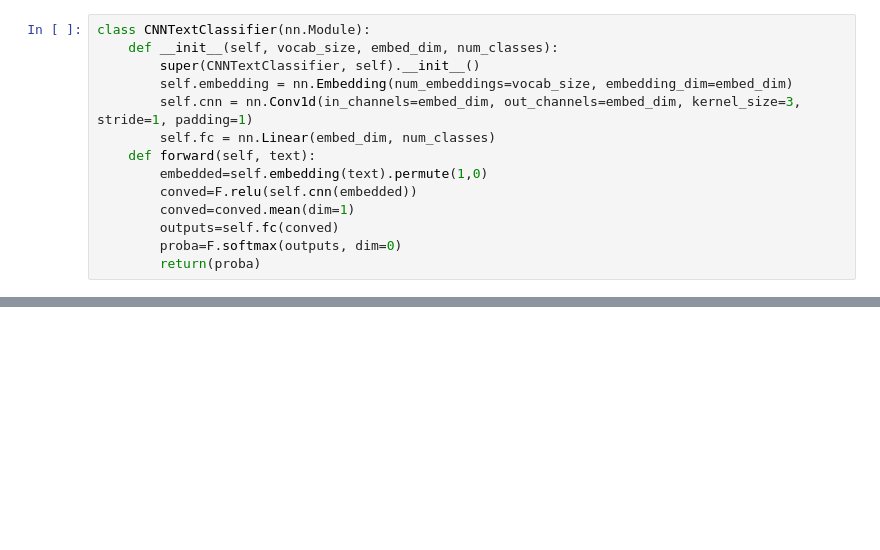
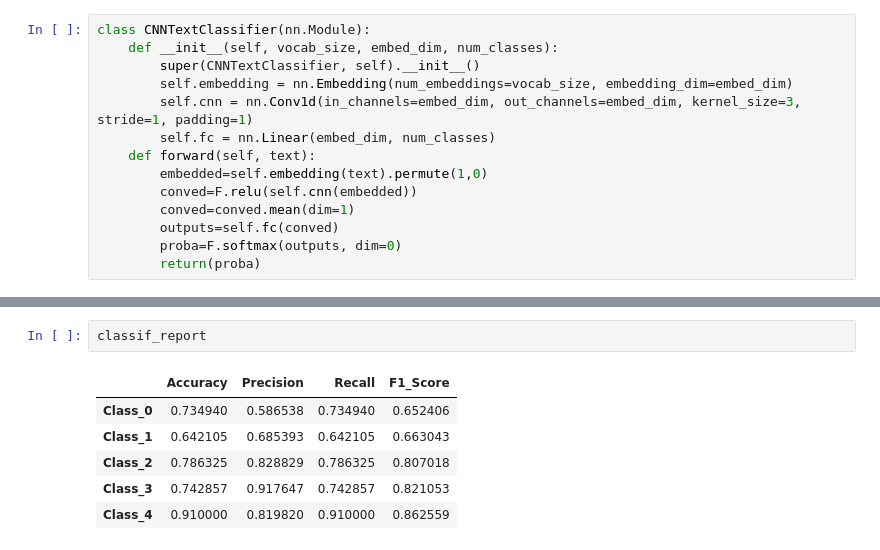
Before and after one commit to docpopi/Service-Desk-Ticket-Classification, a Jupyter notebook: notebook.ipynb, the cells around one changed output, grey strips where cells are left out. Cells and saved outputs as stored; diff of their text form; blank space fills up the shorter version.

```diff
--- a/notebook.ipynb
+++ b/notebook.ipynb
@@ -118,0 +135,9 @@ tensor([0.5976, 0.7543, 0.8223, 0.8267, 0.8972])
+# %%
+classif_report
+# %% [output]
+|  | Accuracy | Precision | Recall | F1_Score |
+| Class_0 | 0.734940 | 0.586538 | 0.734940 | 0.652406 |
+| Class_1 | 0.642105 | 0.685393 | 0.642105 | 0.663043 |
+| Class_2 | 0.786325 | 0.828829 | 0.786325 | 0.807018 |
+| Class_3 | 0.742857 | 0.917647 | 0.742857 | 0.821053 |
+| Class_4 | 0.910000 | 0.819820 | 0.910000 | 0.862559 |
```
Also changed, not shown: parts of 5 cells of this notebook.
